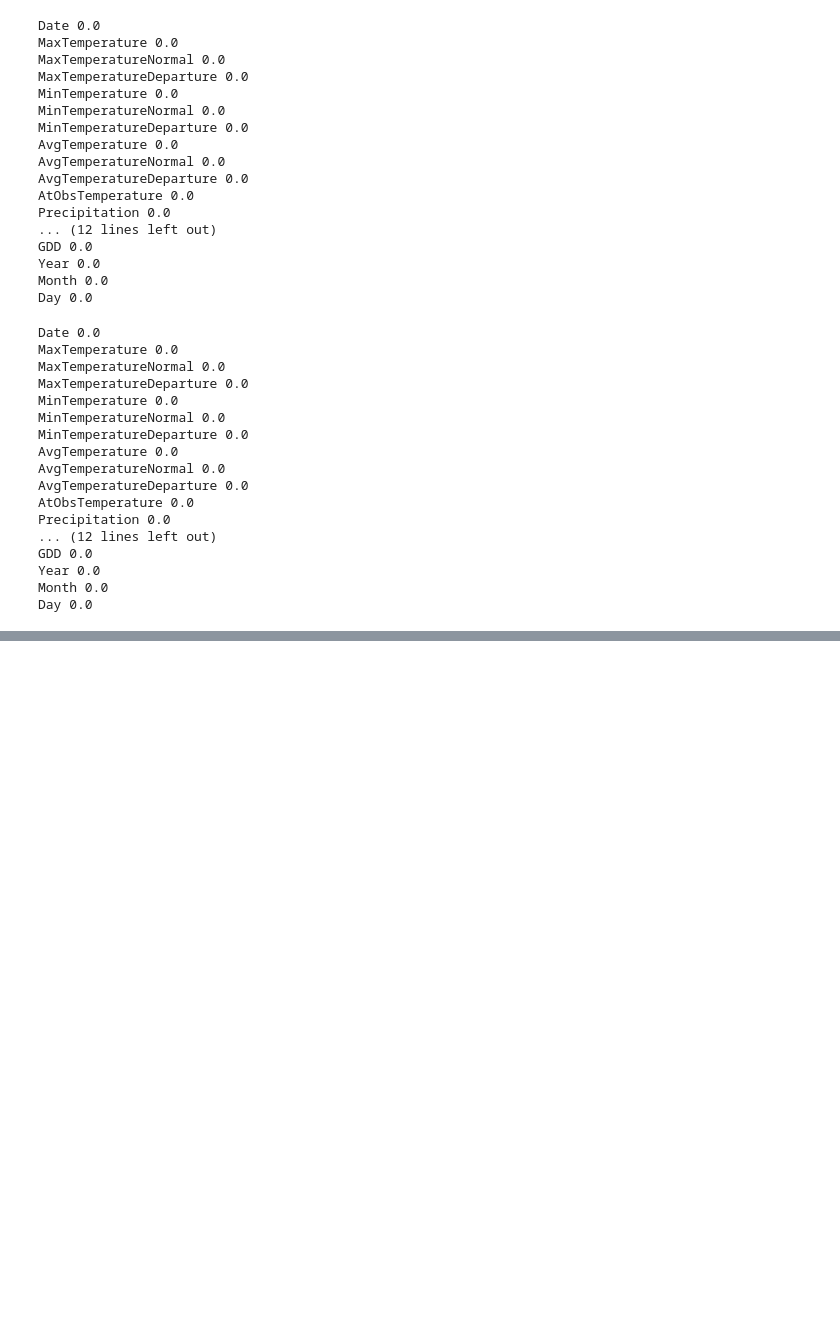
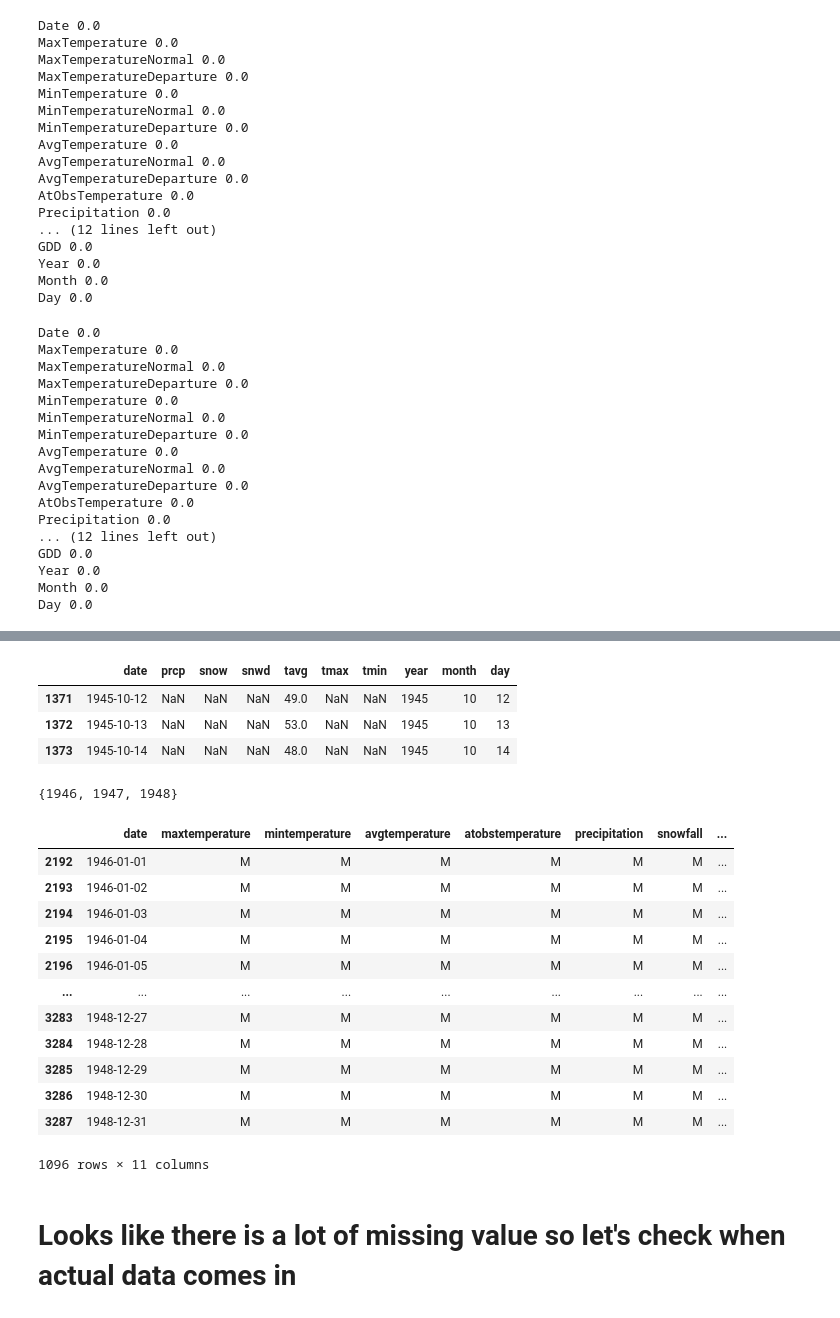
Before and after one commit to mrp10005/Bradley_CT_Weather, a Jupyter notebook: Bradley_Data_Cleansing_1_1_1943_12_31_2023.ipynb, the cells around one changed output, grey strips where cells are left out. Cells and saved outputs as stored; diff of their text form; code cells hidden in the pictures; blank space fills up the shorter version.

Commit message:
bradley and cornell data cleaning

```diff
--- a/Bradley_Data_Cleansing_1_1_1943_12_31_2023.ipynb
+++ b/Bradley_Data_Cleansing_1_1_1943_12_31_2023.ipynb
@@ -227,0 +267,5 @@ Day 0.0
+# %%
+df_cornell = df_cornell.drop(['MaxTemperatureNormal','MaxTemperatureDeparture','MinTemperatureNormal',
+                             'MinTemperatureDeparture','AvgTemperatureNormal','AvgTemperatureDeparture',
+                             'PrecipitationNormal', 'PrecipitationDeparture','SnowfallNormal', 'SnowfallDeparture',
+                             'HDD', 'HDDNormal','HDDDeparture', 'CDD', 'CDDNormal', 'CDDDeparture', 'GDD'], axis = 1).copy()
@@ -227,0 +276,3 @@ Day 0.0
+# %%
+# lowercase all columns
+df_cornell.columns = [x.lower() for x in df_cornell.columns]
@@ -227,0 +313,2 @@ Day 0.0
+# %%
+df_cornell = df_cornell[(df_cornell['date'] >= '1943-01-01') & (df_cornell['date'] < '2023-01-01')].copy()
@@ -227,0 +369,33 @@ Day 0.0
+# %%
+df[(df['date']>='1945-10-12') & (df['date']<'1947-10-30')]
+# %% [output]
+|  | date | prcp | snow | snwd | tavg | tmax | tmin | year | month | day |
+| 1371 | 1945-10-12 | NaN | NaN | NaN | 49.0 | NaN | NaN | 1945 | 10 | 12 |
+| 1372 | 1945-10-13 | NaN | NaN | NaN | 53.0 | NaN | NaN | 1945 | 10 | 13 |
+| 1373 | 1945-10-14 | NaN | NaN | NaN | 48.0 | NaN | NaN | 1945 | 10 | 14 |
+# %%
+# looks like some years are missing from NOAA
+diff_years = set(df_cornell.year).difference(set(df.year))
+print(diff_years)
+# %% [output]
+{1946, 1947, 1948}
+# %%
+cor_46_47_48 = df_cornell[(df_cornell['date'] >= '1946-01-01') & (df_cornell['date'] < '1949-01-01')].copy()
+# %%
+cor_46_47_48
+# %% [output]
+|  | date | maxtemperature | mintemperature | avgtemperature | atobstemperature | precipitation | snowfall | ... |
+| 2192 | 1946-01-01 | M | M | M | M | M | M | ... |
+| 2193 | 1946-01-02 | M | M | M | M | M | M | ... |
+| 2194 | 1946-01-03 | M | M | M | M | M | M | ... |
+| 2195 | 1946-01-04 | M | M | M | M | M | M | ... |
+| 2196 | 1946-01-05 | M | M | M | M | M | M | ... |
+| ... | ... | ... | ... | ... | ... | ... | ... | ... |
+| 3283 | 1948-12-27 | M | M | M | M | M | M | ... |
+| 3284 | 1948-12-28 | M | M | M | M | M | M | ... |
+| 3285 | 1948-12-29 | M | M | M | M | M | M | ... |
+| 3286 | 1948-12-30 | M | M | M | M | M | M | ... |
+| 3287 | 1948-12-31 | M | M | M | M | M | M | ... |
+1096 rows × 11 columns
+# %% [markdown]
+# Looks like there is a lot of missing value so let's check when actual data comes in
```
Also changed, not shown: parts of 33 cells of this notebook.
